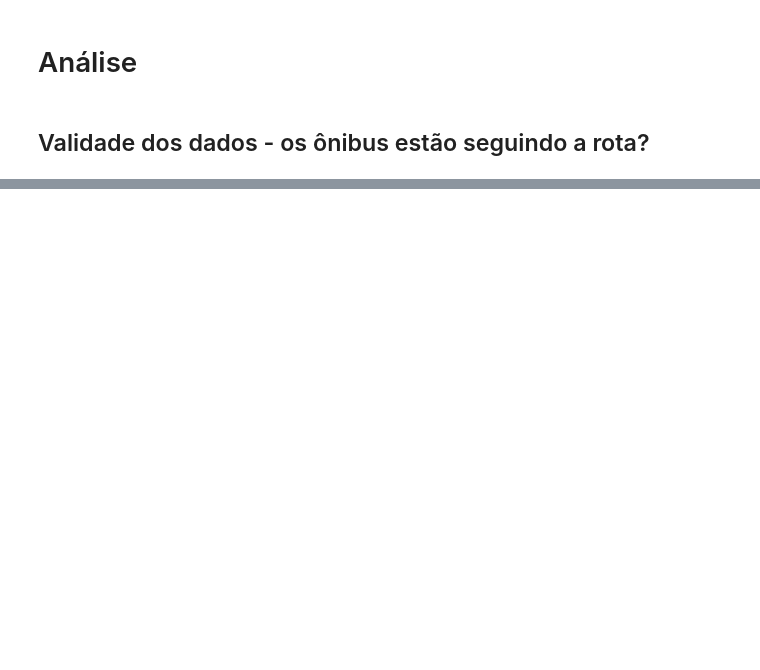
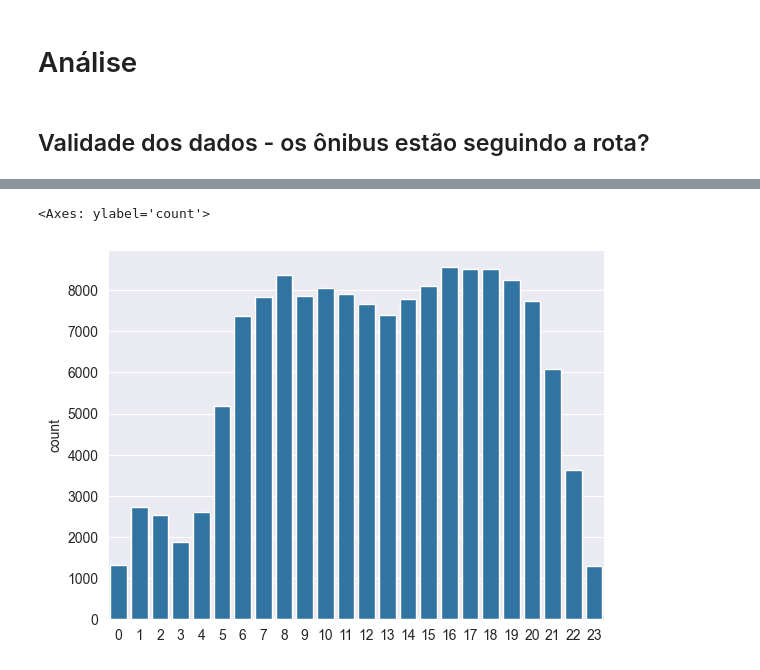
Before and after one commit to Thlamz/transportation, a Jupyter notebook: reading_gtfs.ipynb, the cells around one changed output, grey strips where cells are left out. Cells and saved outputs as stored; diff of their text form; code cells hidden in the pictures; blank space fills up the shorter version.

Commit message:
Identificação de viagens e primeira análise

```diff
--- a/reading_gtfs.ipynb
+++ b/reading_gtfs.ipynb
@@ -44,0 +183,7 @@ bus_positions
+# %%
+bus_trips = pd.read_parquet("./309_2023_viagens.parquet")
+bus_trips.datetime_chegada = pd.to_datetime(bus_trips.datetime_chegada)
+bus_trips.datetime_partida = pd.to_datetime(bus_trips.datetime_partida)
+bus_trips.sort_values(by='datetime_partida', inplace=True)
+bus_trips.reset_index(drop=True, inplace=True)
+bus_trips
@@ -75,0 +339,5 @@ sns.violinplot(bus_positions['distance_from_route'])
+# %%
+hourly_periods = [hour for hour in range(24)]
+
+bus_trips_periods = bus_trips[['datetime_partida', 'datetime_chegada']].swifter.apply(lambda x: [hour for hour in hourly_periods if x['datetime_partida'].hour <= hour <= x['datetime_chegada'].hour], axis=1)
+bus_trips_periods
@@ -75,0 +357,7 @@ sns.violinplot(bus_positions['distance_from_route'])
+# %%
+bus_trip_count_by_period = bus_trips_periods.explode().value_counts()
+# %%
+sns.barplot(bus_trip_count_by_period)
+# %% [output]
+<Axes: ylabel='count'>
+[figure, added]
```
Also changed, not shown: parts of 46 cells of this notebook, 1 other file.
